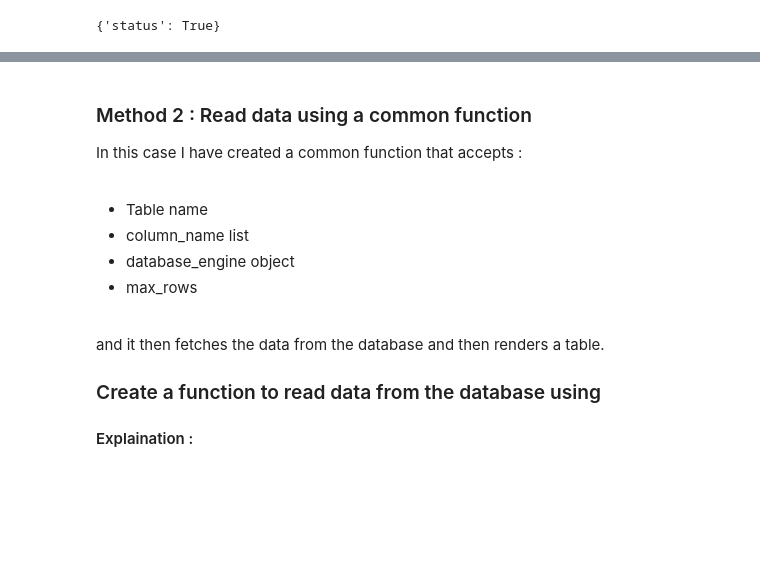
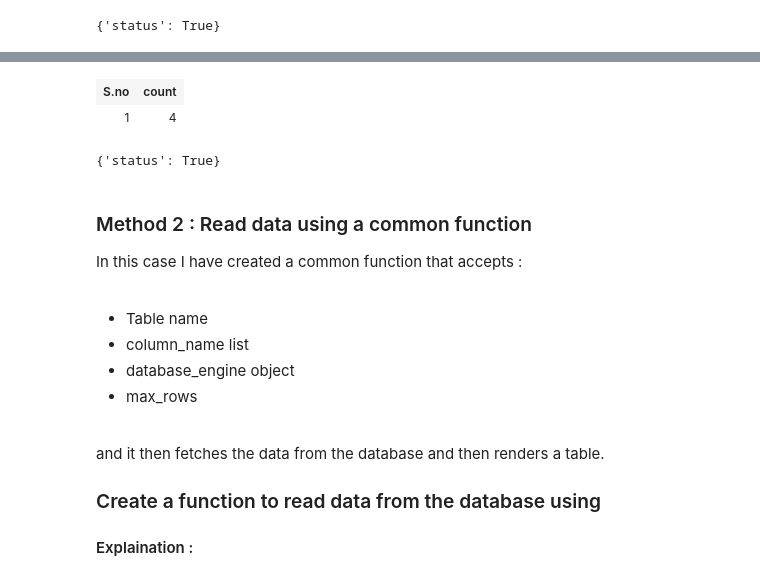
Before and after one commit to aryan68125/credencys-training-pyspark, a Jupyter notebook: python/database_operation/Database_operations_python.ipynb, the cells around one changed output, grey strips where cells are left out. Cells and saved outputs as stored; diff of their text form; code cells hidden in the pictures; blank space fills up the shorter version.

```diff
--- a/python/database_operation/Database_operations_python.ipynb
+++ b/python/database_operation/Database_operations_python.ipynb
@@ -1098,3 +1117,13 @@ exec_sql_query_fun(exec_query)
+# %%
+select_query_string = """
+SELECT COUNT(DISTINCT grade_level) FROM students;
+"""
+exec_query = ExecQueryModel(engine=engine_obj,query=select_query_string)
+exec_sql_query_fun(exec_query)
+# %% [output]
+| S.no | count |
+| 1 | 4 |
+{'status': True}
 # %% [markdown]
 ### Method 2 : Read data using a common function
 In this case I have created a common function that accepts :
```
Also changed, not shown: parts of 5 cells of this notebook.
